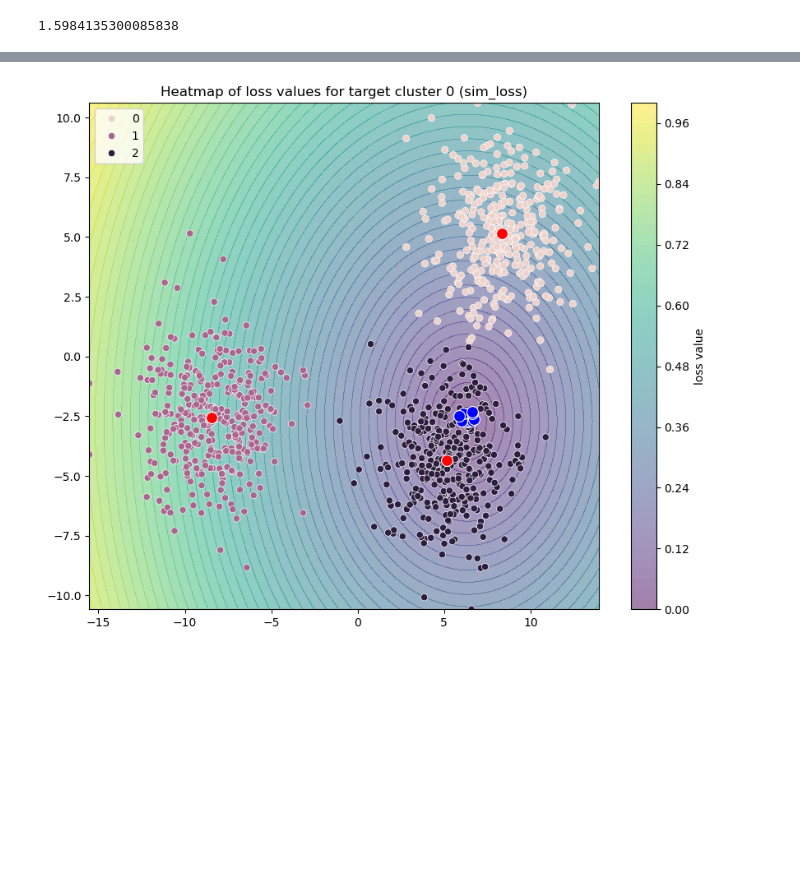
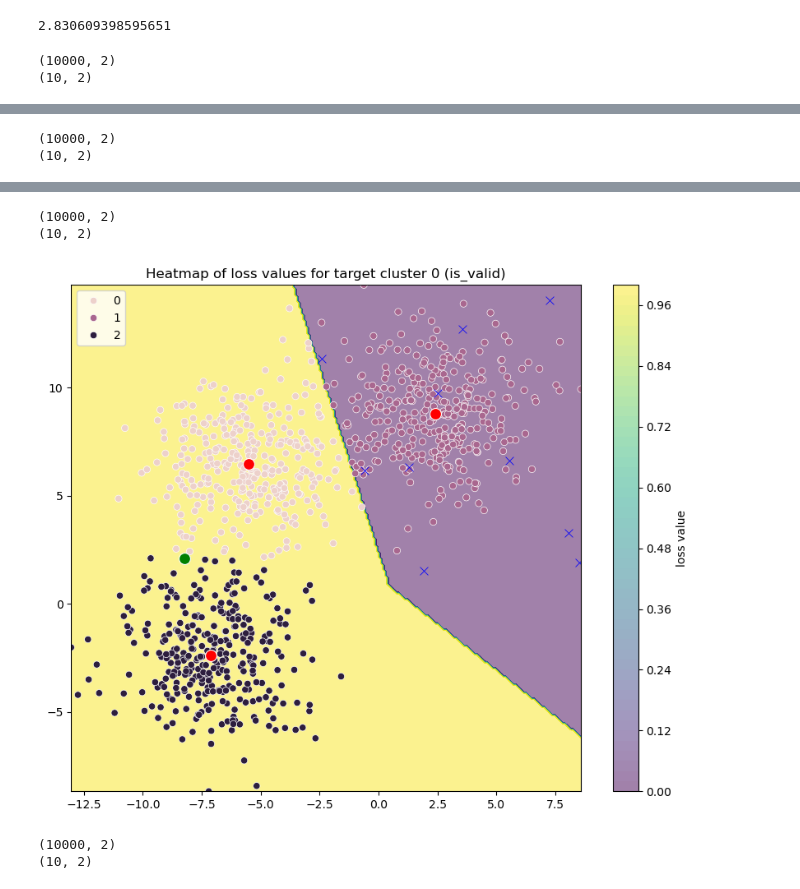
Before and after one commit to jepp3183/Thesis2025, a Jupyter notebook: code/dice_modification.ipynb, the cells around one changed output, grey strips where cells are left out. Drawn from its saved outputs; the diff is of its cells as text; code cells hidden in the pictures; blank space fills up the shorter version.

```diff
--- a/code/dice_modification.ipynb
+++ b/code/dice_modification.ipynb
@@ -67,8 +67,4 @@ plot(X, y, C, random_point, pca=False)
 # %%
-def classify(X, C):
-    dists = np.linalg.norm(X[:, None] - C, axis=2)
-    return np.argmin(dists, axis=1)
-
 class Loser:
     def __init__(self, C, X, target, x):
         """
@@ -88,11 +84,26 @@ class Loser:
         self.x = x
 
         self.max_t, self.min_t = self._find_cluster_distances()
-        self.instance_cluster = classify(x, C)[0]
+        self.instance_cluster = self._classify(x)[0]
+        self.y = self._classify(X)
+
+        self.loss_weights = {
+            # self.yloss: 1,
+            self.sigmoid_hinge_loss: 1,
+            self.is_valid: 1,
+            # self.hinge_similarity_loss: 1,
+            self.sim_loss: 1,
+            # self.binary_hinge_loss: 1,
+            # self.sparsity_loss: 1
+        }
+
+    def _classify(self, X):
+        dists = np.linalg.norm(X[:, None] - self.C, axis=2)
+        return np.argmin(dists, axis=1)
 
     def _find_cluster_distances(self):
         c = self.C[[self.target]]
-        dists = np.linalg.norm(self.X - c, axis=1)
+        dists = np.linalg.norm(self.X[y==self.target] - c, axis=1)
         return np.max(dists), np.min(dists)
 
     def yloss(self, cf):
@@ -105,20 +116,40 @@ class Loser:
         d_sim = (d - self.min_t)/(self.max_t - self.min_t)
         return np.clip(d_sim, 0, 1)
 
-    def hinge_loss(self, cf):
-        return int(np.linalg.norm(cf - C[[self.instance_cluster]]) < np.linalg.norm(cf - C[[self.target]]))
+    def is_closer(self, cf):
+        """Returns true if the given cf is closer to target center than original center"""
+        return np.linalg.norm(cf - self.C[[self.instance_cluster]]) > np.linalg.norm(cf - self.C[[self.target]])
+
+    def is_valid(self, cf):
+        cf_cluster = self._classify(cf)
+        return (cf_cluster != self.target)[0]
+
+    def binary_hinge_loss(self, cf):
+        return int(not self.is_closer(cf))
+
+    def hinge_similarity_loss(self, cf):
+        halfway = np.mean([self.C[[self.target]], self.C[[self.instance_cluster]]], axis=0)
+        d = np.linalg.norm(cf - halfway)
+        d_sim = d / np.linalg.norm(self.C[[self.target]] - halfway[:, None])
+
+        return int(not self.is_closer(cf)) + d_sim - 1
+
+    def sigmoid_hinge_loss(self, cf):
+        d = np.linalg.norm(cf - self.C[[self.target]])
+        off = self.max_t
+        return 1 / (1 + np.exp(- (d - off)))
 
     def sparsity_loss(self, cf):
         return np.logical_not(np.isclose(cf, self.x, atol=0.1)).mean()
 
     def loss(self, cf):
-        l = self.yloss(cf) + self.sim_loss(cf) + self.hinge_loss(cf)# + self.sparsity_loss(cf)
+        l = sum([term(cf)*weight for term,weight in self.loss_weights.items()])
         return l
 
-l = Loser(C, X, 0, random_point)
+l = Loser(C, X, 1, random_point)
 print(l.loss(np.random.rand(1, 2)))
 # %% [output]
-1.5984135300085838
+2.830609398595651
 # %%
 def plot_loss_heatmap(X, y, C, random_point, loss_fn, target_cluster, use_pca=False):
 
@@ -129,7 +160,6 @@ def plot_loss_heatmap(X, y, C, random_point, loss_fn, target_cluster, use_pca=Fa
         sample = np.random.rand(1, 2) * dim_ranges + np.min(X, axis=0)
         samples.append(sample)
     samples = np.array(samples).reshape(-1, 2)
-
     sample_losses = np.array([loss_fn(point.reshape(1, -1)) for point in samples])
     best_samples = samples[np.argsort(sample_losses)[:10]]
 
@@ -160,15 +190,16 @@ def plot_loss_heatmap(X, y, C, random_point, loss_fn, target_cluster, use_pca=Fa
     sns.scatterplot(x=X[:, 0], y=X[:, 1], hue=y)
     sns.scatterplot(x=C[:, 0], y=C[:, 1], color='red', s=100, marker='o')
     sns.scatterplot(x=random_point[:, 0], y=random_point[:, 1], color='green', s=100, marker='o')
-    sns.scatterplot(x=best_samples[:, 0], y=best_samples[:, 1], color='blue', s=100, marker='o')
+    sns.scatterplot(x=best_samples[:, 0], y=best_samples[:, 1], color='blue', s=50, marker='x')
 
     plt.title(f'Heatmap of loss values for target cluster {target_cluster} ({loss_fn.__name__})')
     plt.show()
 
 # Example usage
-l = Loser(C, X, 0, random_point)
+l = Loser(C, X, 1, random_point)
 plot_loss_heatmap(X, y, C, random_point, l.loss, target_cluster=0, use_pca=False)
-plot_loss_heatmap(X, y, C, random_point, l.yloss, target_cluster=0, use_pca=False)
-plot_loss_heatmap(X, y, C, random_point, l.sim_loss, target_cluster=0, use_pca=False)
-plot_loss_heatmap(X, y, C, random_point, l.hinge_loss, target_cluster=0, use_pca=False)
+for lt in l.loss_weights.keys():
+    plot_loss_heatmap(X, y, C, random_point, lt, target_cluster=0, use_pca=False)
 # %% [output]
+(10000, 2)
+(10, 2)
@@ -175,0 +207,2 @@ plot_loss_heatmap(X, y, C, random_point, l.hinge_loss, target_cluster=0, use_pca
+(10000, 2)
+(10, 2)
@@ -177 +210,5 @@ plot_loss_heatmap(X, y, C, random_point, l.hinge_loss, target_cluster=0, use_pca
+(10000, 2)
+(10, 2)
-[figure, old version]
+[figure, new version]
+(10000, 2)
+(10, 2)
```
Also changed, not shown: parts of 2 cells of this notebook.
